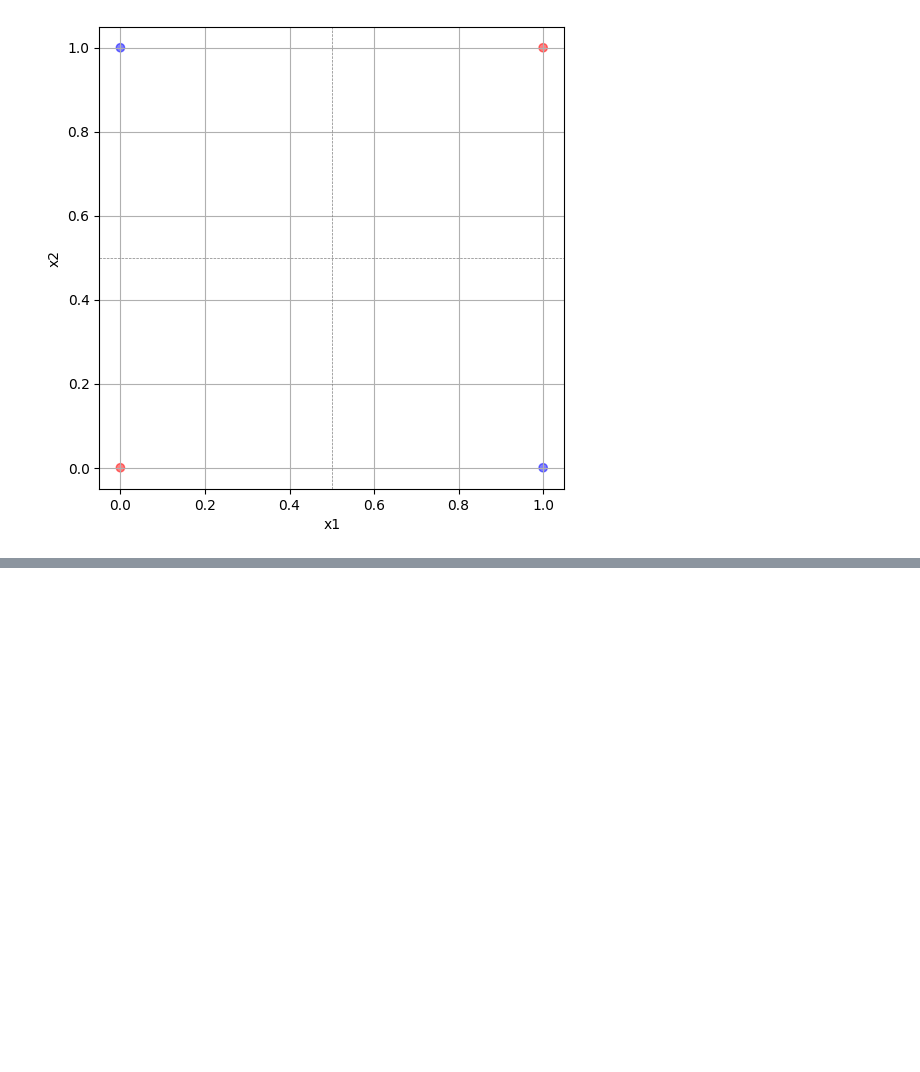
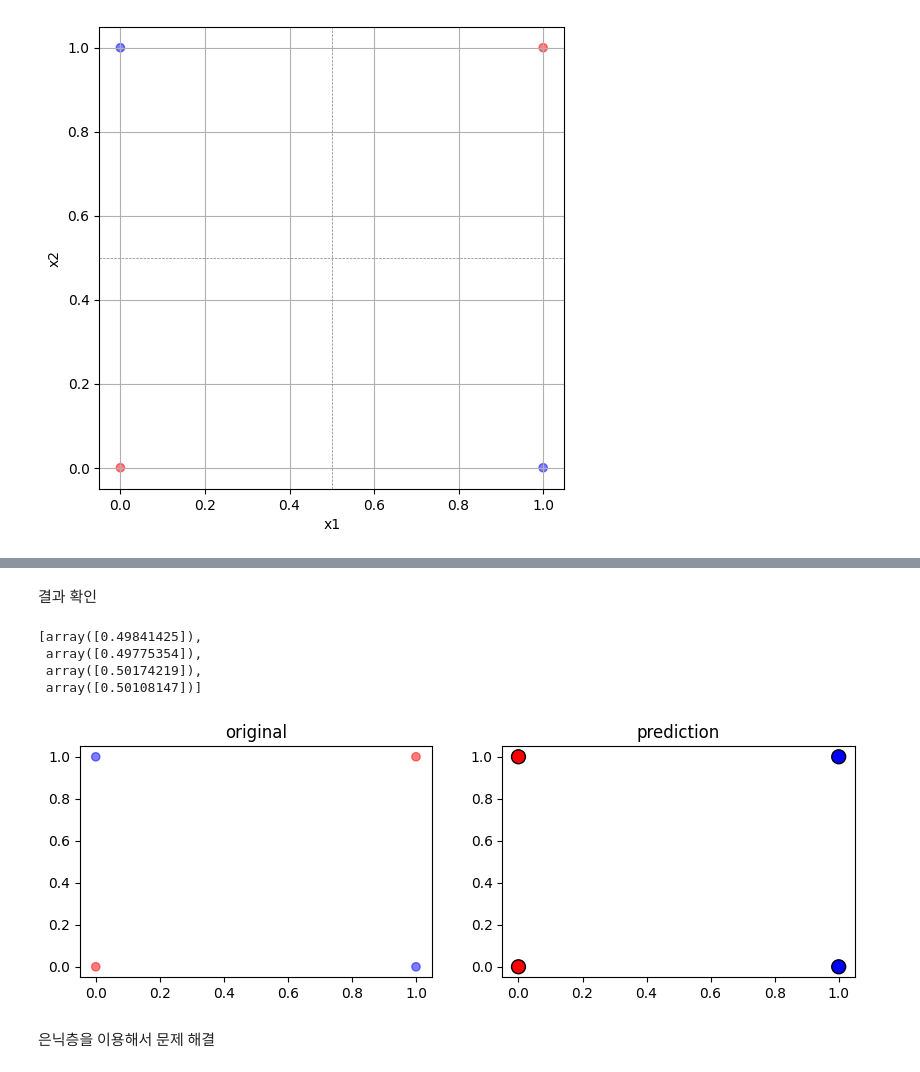
Before and after one commit to leekyuyoung-ai/AI, a Jupyter notebook: 8일차.ipynb, the cells around one changed output, grey strips where cells are left out. Drawn from its saved outputs; the diff is of its cells as text; code cells hidden in the pictures; blank space fills up the shorter version.

```diff
--- a/8일차.ipynb
+++ b/8일차.ipynb
@@ -35,0 +67,4 @@ plt.show()
+# %%
+x = np.array([[0,0],[0,1],[1,0],[1,1]]  )
+y = np.array([[0],[1],[1],[0] ])
+x.shape, y.shape
@@ -35,0 +73,3 @@ plt.show()
+# %%
+single_nn = SingleLayerNN(2,1)
+single_nn.train(x,y,epochs=1000,learning_rate=0.1)
@@ -35,0 +87,32 @@ plt.show()
+# %% [markdown]
+결과 확인
+# %%
+predictions = []
+for x_val in x:
+  prediction = single_nn.forward(x_val)
+  predictions.append(prediction[0])
+predictions
+# %% [output]
+[array([0.49841425]),
+ array([0.49775354]),
+ array([0.50174219]),
+ array([0.50108147])]
+# %%
+# 결과 시각화
+plt.figure(figsize=(10,3))
+
+plt.subplot(1,2,1)
+colors = [ 'red' if label ==0 else 'blue' for label in y  ]
+plt.scatter(x[:,0],x[:,1],c=colors,alpha=0.5)
+plt.title('original')
+
+plt.subplot(1,2,2)
+colors = [ 'red' if label < 0.5 else 'blue' for label in predictions]
+plt.scatter(x[:,0], x[:,1], c=colors,s=100,edgecolors='k')
+plt.title('prediction')
+
+plt.show()
+# %% [output]
+[figure, added]
+# %% [markdown]
+은닉층을 이용해서 문제 해결
```
Also changed, not shown: parts of 16 cells of this notebook.
